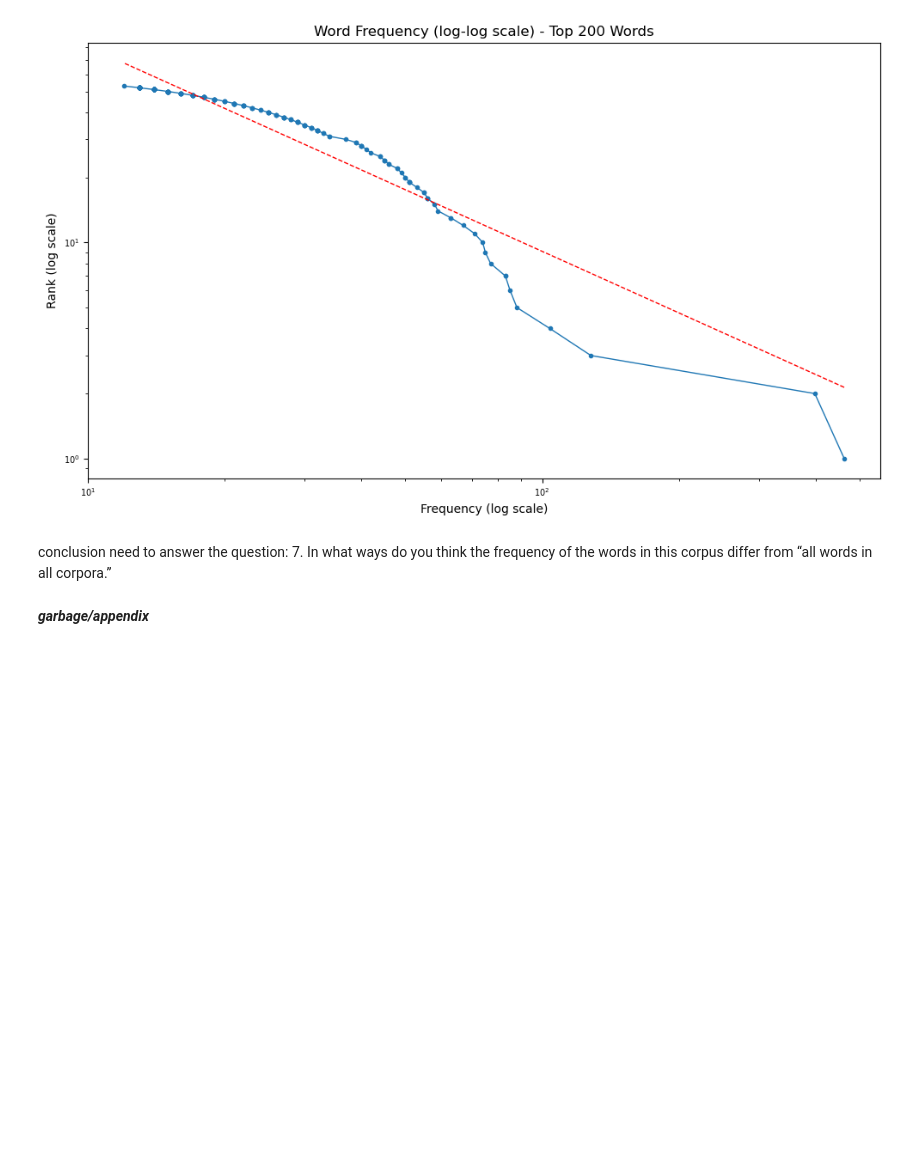
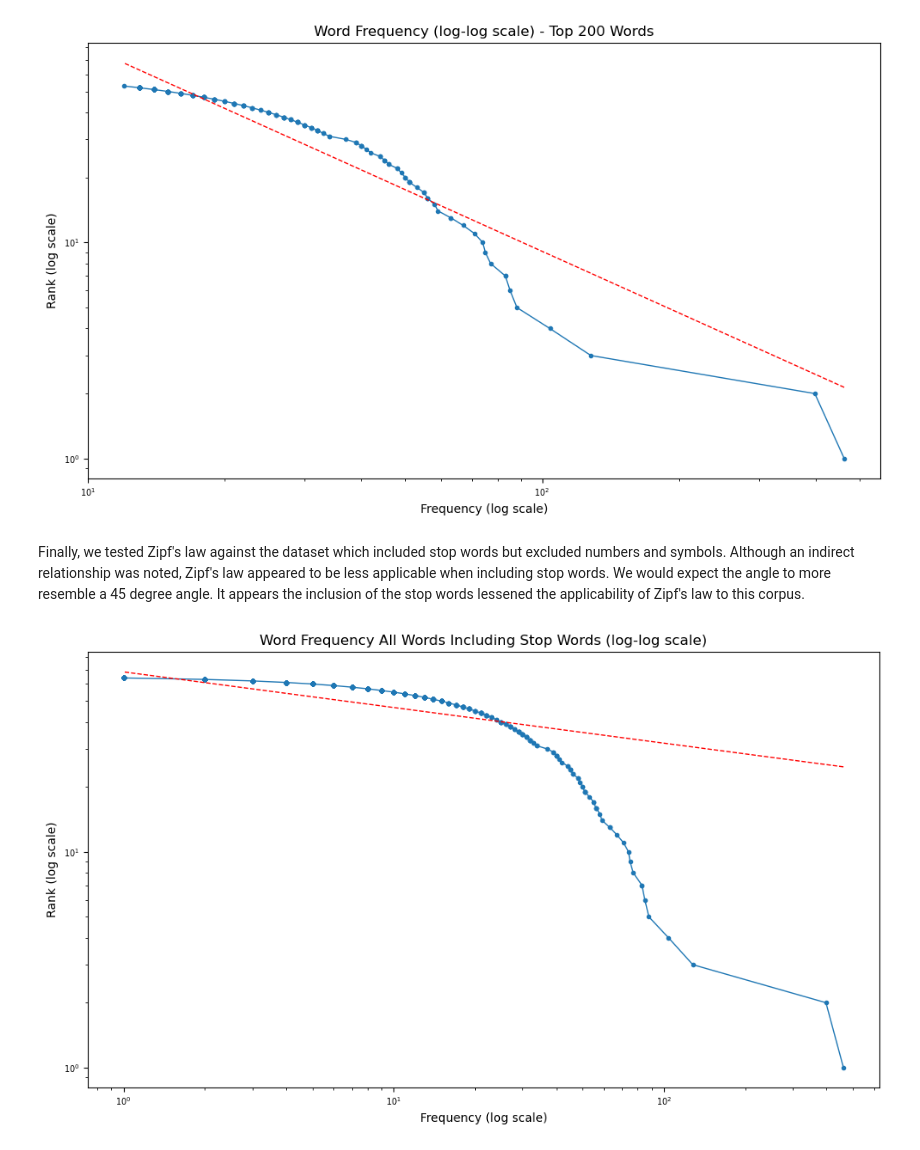
Before and after one commit to justinm0rgan/webanalytics, a Jupyter notebook: High_Frequency_Words.ipynb, the cells around one changed output. Cells and saved outputs as stored; diff of their text form; code cells hidden in the pictures; blank space fills up the shorter version.

```diff
--- a/High_Frequency_Words.ipynb
+++ b/High_Frequency_Words.ipynb
@@ -293,42 +336,39 @@ plt.tight_layout()
 plt.show()
 # %% [output]
 [figure]
-# %% [markdown]
-conclusion
-need to answer the question: 7. In what ways do you think the frequency of the words in this corpus differ from “all words in all corpora.”
-# %% [markdown]
-***garbage/appendix***
+# %% [markdown]
+Finally, we tested Zipf's law against the dataset which included stop words but excluded numbers and symbols.  Although an indirect relationship was noted, Zipf's law appeared to be less applicable when including stop words.  We would expect the angle to more resemble a 45 degree angle.  It appears the inclusion of the stop words lessened the applicability of Zipf's law to this corpus.
 # %%
 
 
-import numpy as np
-from sklearn.linear_model import LinearRegression
 
 # Sort the DataFrame in descending order by 'Count'
 df = filtered_word_counts_df.sort_values('Count', ascending=False)
 #print(df)
 # Set the figure size
 fig, ax = plt.subplots(figsize=(10, 6))
 
 # Create the log-log graph
 ax.loglog(df['Count'], df['Rank'], marker='o', markersize=3, linewidth=1)
 
 # Fit a linear regression line
 X = np.log(df['Count'].values.reshape(-1, 1))
 y = np.log(df['Rank'].values.reshape(-1, 1))
 reg = LinearRegression().fit(X, y)
 trend_line = np.exp(reg.predict(X))
 ax.loglog(df['Count'], trend_line, color='red', linestyle='--', linewidth=1)
 
 # Set the labels and title
 ax.set_xlabel('Frequency (log scale)')
 ax.set_ylabel('Rank (log scale)')
-ax.set_title('Word Frequency (log-log scale)')
+ax.set_title('Word Frequency All Words Including Stop Words (log-log scale)')
 
 # Set the font size for y-axis and x-axis tick labels
 plt.yticks(fontsize=7)
 plt.xticks(fontsize=7)
 
 # Show the chart
 plt.tight_layout()
 plt.show()
+# %% [output]
+[figure, added]
```
Also changed, not shown: parts of 15 cells of this notebook.
